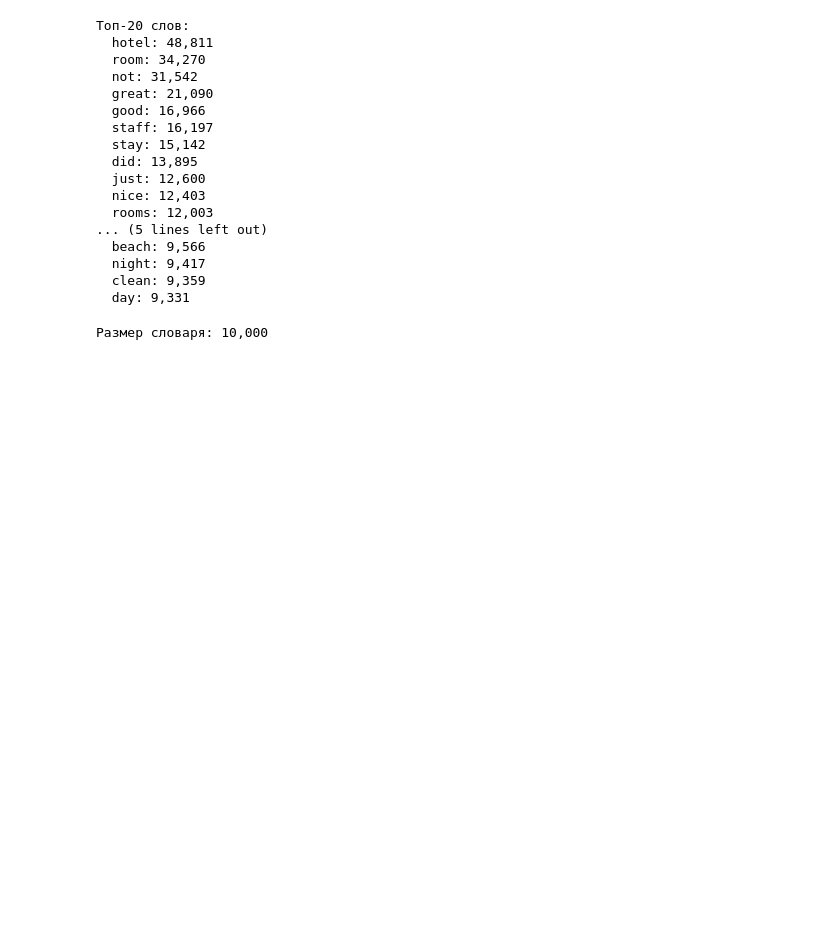
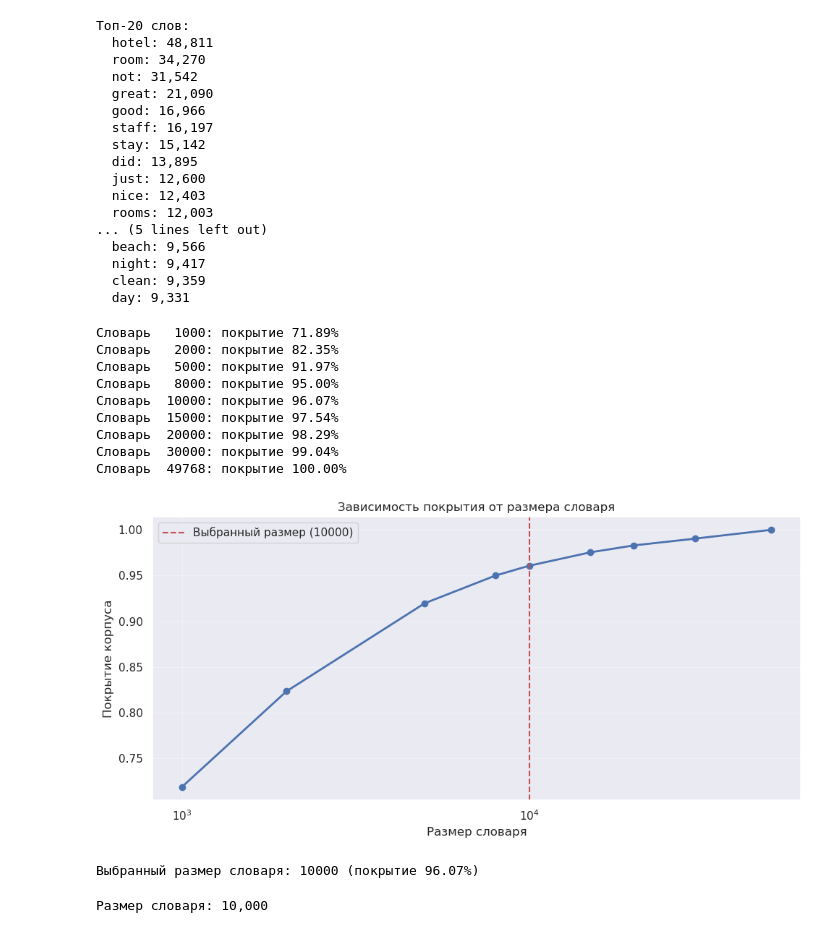
Before and after one commit to dpGorbunov/dl_itmo_1_sem, a Jupyter notebook: hw_3/hw3_hotel_reviews.ipynb, the cells around one changed output. Saved outputs shown, nothing was run; the diff lists cells and outputs as text; code cells hidden in the pictures; blank space fills up the shorter version.

```diff
--- a/hw_3/hw3_hotel_reviews.ipynb
+++ b/hw_3/hw3_hotel_reviews.ipynb
@@ -250,10 +247,7 @@ print(f"Уникальных токенов: {len(set(tokens_filtered)):,}")
 Уникальных токенов: 49,768
 # %%
-# Построение словаря - top N самых частых слов
-MAX_WORDS = 10000
-
-dist = FreqDist(tokens_filtered)
-tokens_top = [pair[0] for pair in dist.most_common(MAX_WORDS - 1)]  # -1, т.к. 0 для padding
+# Построение частотного распределения
+dist = FreqDist(all_tokens)
 
 print(f"Топ-20 слов:")
 for word, count in dist.most_common(20):
@@ -276,6 +270,50 @@ for word, count in dist.most_common(20):
   night: 9,417
   clean: 9,359
   day: 9,331
+# %%
+# Анализ покрытия словаря для обоснования размера
+total_tokens = len(all_tokens)
+most_common = dist.most_common()
+
+# Вычисляем покрытие для разных размеров словаря
+vocab_sizes = [1000, 2000, 5000, 8000, 10000, 15000, 20000, 30000, len(most_common)]
+coverages = []
+
+for size in vocab_sizes:
+    covered = sum(count for _, count in most_common[:size])
+    coverage = covered / total_tokens
+    coverages.append(coverage)
+    print(f"Словарь {size:>6}: покрытие {coverage:.2%}")
+
+# График покрытия
+plt.figure(figsize=(10, 5))
+plt.plot(vocab_sizes, coverages, marker='o', linewidth=2)
+plt.axvline(x=10000, color='r', linestyle='--', label='Выбранный размер (10000)')
+plt.xlabel('Размер словаря')
+plt.ylabel('Покрытие корпуса')
+plt.title('Зависимость покрытия от размера словаря')
+plt.legend()
+plt.grid(True, alpha=0.3)
+plt.xscale('log')
+plt.tight_layout()
+plt.show()
+
+# Выбор размера словаря
+MAX_WORDS = 10000
+coverage_selected = sum(count for _, count in most_common[:MAX_WORDS-1]) / total_tokens
+print(f"\nВыбранный размер словаря: {MAX_WORDS} (покрытие {coverage_selected:.2%})")
+# %% [output]
+Словарь   1000: покрытие 71.89%
+Словарь   2000: покрытие 82.35%
+Словарь   5000: покрытие 91.97%
+Словарь   8000: покрытие 95.00%
+Словарь  10000: покрытие 96.07%
+Словарь  15000: покрытие 97.54%
+Словарь  20000: покрытие 98.29%
+Словарь  30000: покрытие 99.04%
+Словарь  49768: покрытие 100.00%
+[figure, added]
+Выбранный размер словаря: 10000 (покрытие 96.07%)
 # %%
 # Создание словаря word -> index
 # Индекс 0 зарезервирован для padding
```
Also changed, not shown: parts of 10 cells of this notebook.
